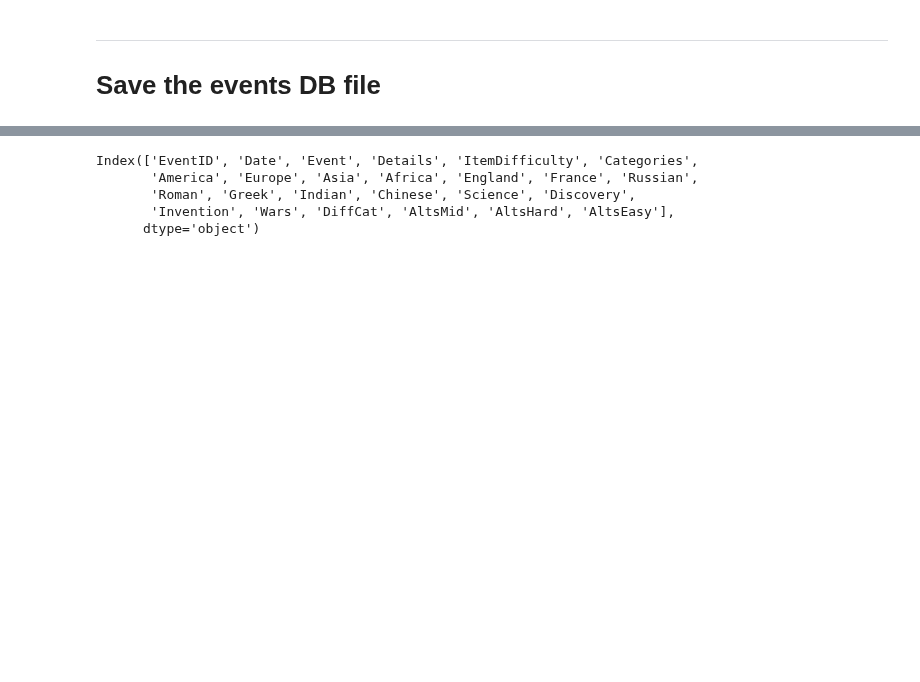
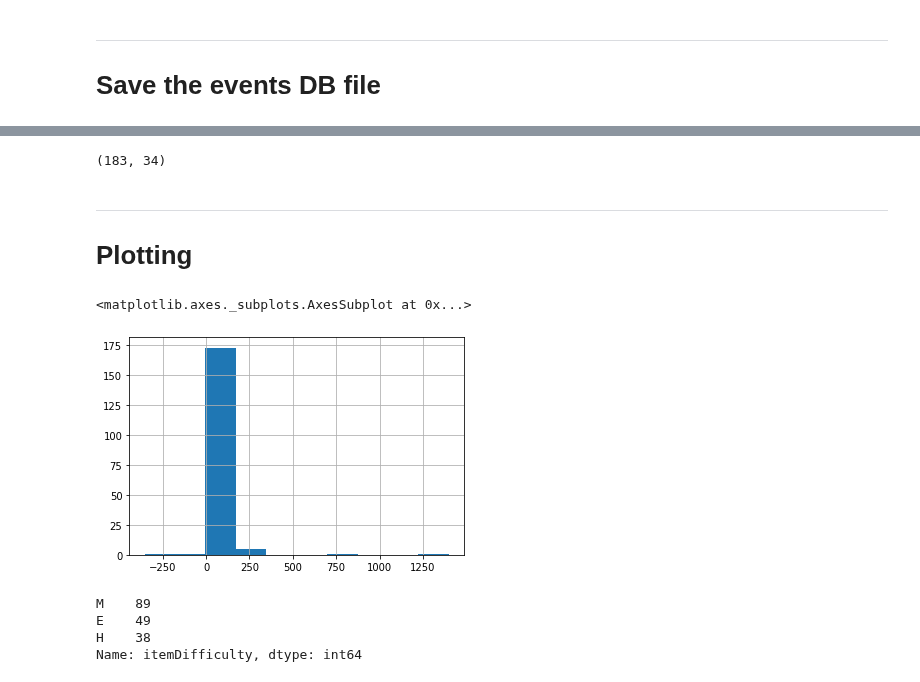
Before and after one commit to Ram-N/lifespans, a Jupyter notebook: generate_Events_DB.ipynb, the cells around one changed output, grey strips where cells are left out. Drawn from its saved outputs; the diff is of its cells as text; code cells hidden in the pictures; blank space fills up the shorter version.

```diff
--- a/generate_Events_DB.ipynb
+++ b/generate_Events_DB.ipynb
@@ -292,8 +343,19 @@ with open(outJSfile, "w") as text_file:
 # %%
-df.columns
+df.shape
 # %% [output]
-Index(['EventID', 'Date', 'Event', 'Details', 'ItemDifficulty', 'Categories',
-       'America', 'Europe', 'Asia', 'Africa', 'England', 'France', 'Russian',
-       'Roman', 'Greek', 'Indian', 'Chinese', 'Science', 'Discovery',
-       'Invention', 'Wars', 'DiffCat', 'AltsMid', 'AltsHard', 'AltsEasy'],
-      dtype='object')
+(183, 34)
+# %% [markdown]
+----
+# Plotting
+# %%
+df['YearNum'].diff().hist()
+# %% [output]
+<matplotlib.axes._subplots.AxesSubplot at 0x...>
+[figure, added]
+# %%
+diffcat.value_counts()
+# %% [output]
+M    89
+E    49
+H    38
+Name: itemDifficulty, dtype: int64
```
Also changed, not shown: parts of 28 cells of this notebook, 2 other files.
